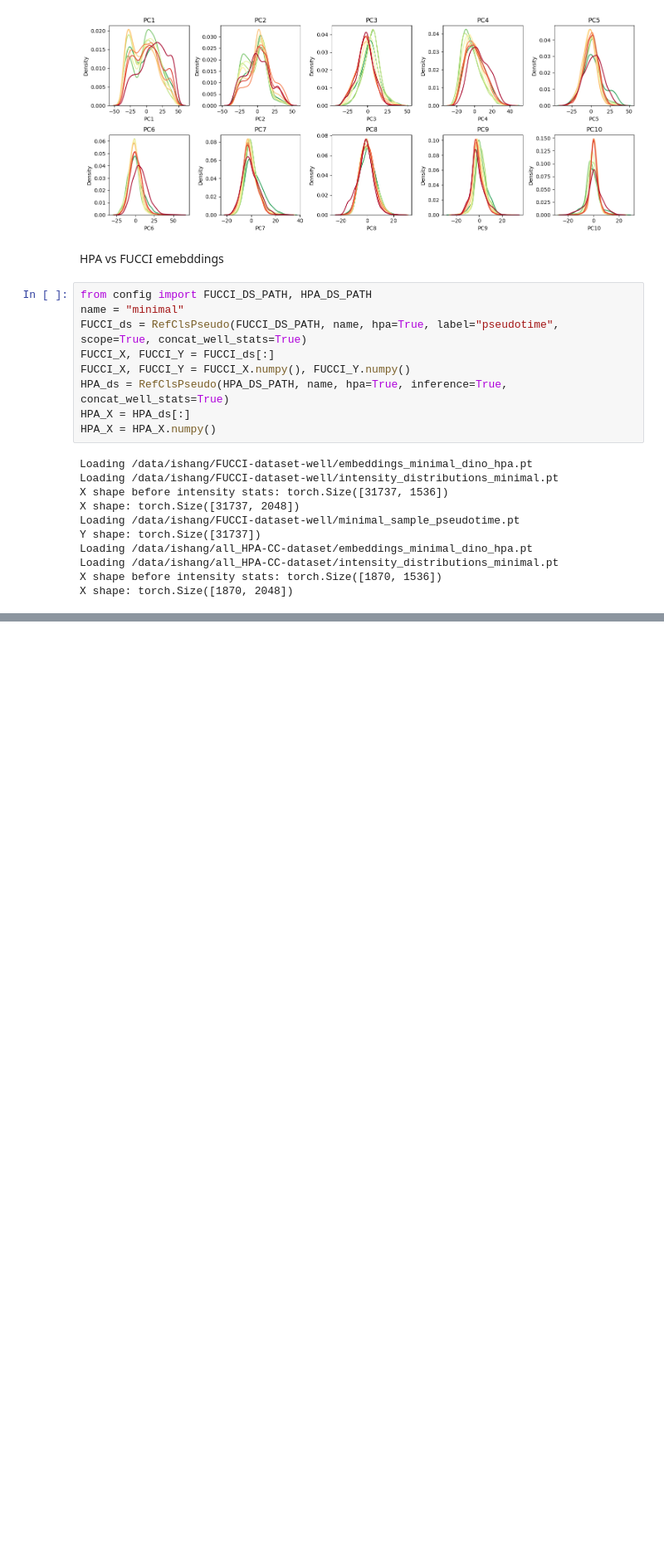
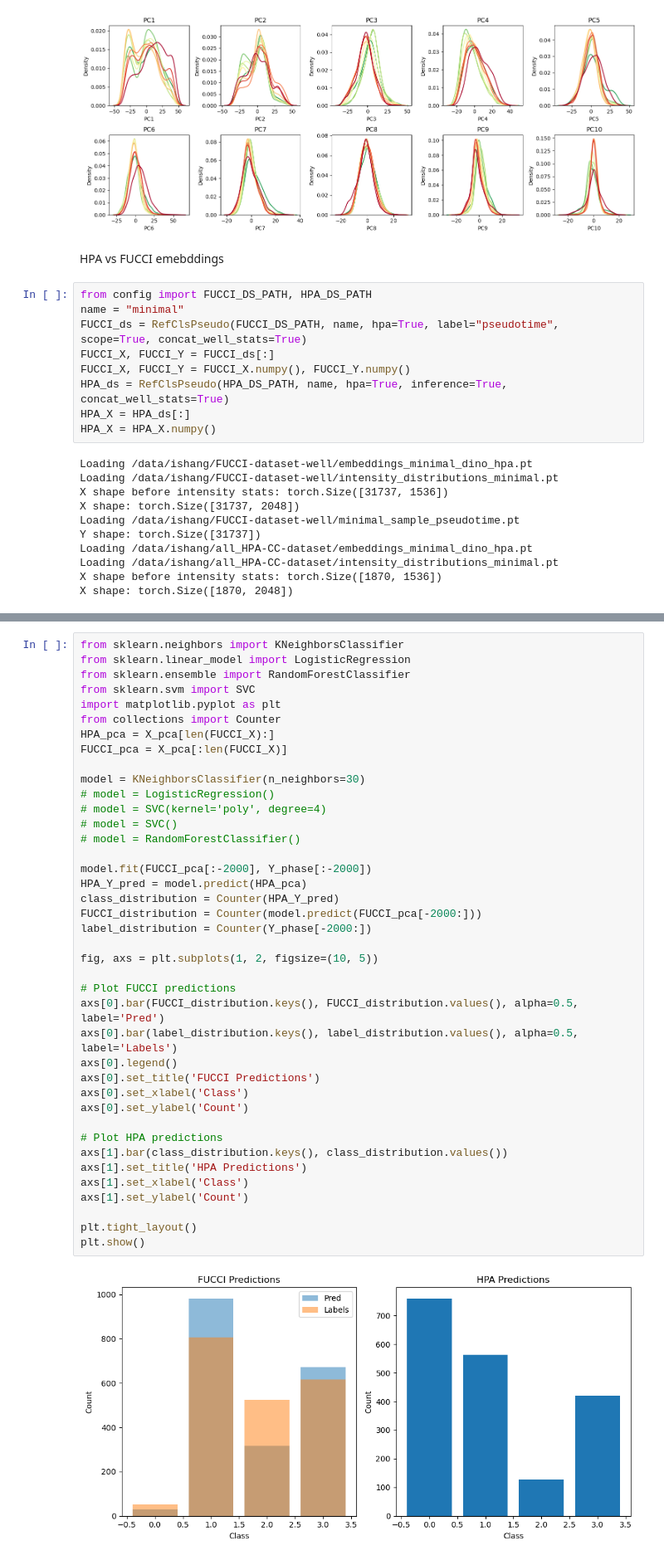
Before and after one commit to ishan-gaur/HPA_CC, a Jupyter notebook: scripts/embeddings.ipynb, the cells around one changed output, grey strips where cells are left out. Shown at 83% size. Saved outputs shown, nothing was run; the diff lists cells and outputs as text; blank space fills up the shorter version.

```diff
--- a/scripts/embeddings.ipynb
+++ b/scripts/embeddings.ipynb
@@ -166,3 +181,45 @@ plt.show()
+# %%
+from sklearn.neighbors import KNeighborsClassifier
+from sklearn.linear_model import LogisticRegression
+from sklearn.ensemble import RandomForestClassifier
+from sklearn.svm import SVC
+import matplotlib.pyplot as plt
+from collections import Counter
+HPA_pca = X_pca[len(FUCCI_X):]
+FUCCI_pca = X_pca[:len(FUCCI_X)]
+
+model = KNeighborsClassifier(n_neighbors=30)
+# model = LogisticRegression()
+# model = SVC(kernel='poly', degree=4)
+# model = SVC()
+# model = RandomForestClassifier()
+
+model.fit(FUCCI_pca[:-2000], Y_phase[:-2000])
+HPA_Y_pred = model.predict(HPA_pca)
+class_distribution = Counter(HPA_Y_pred)
+FUCCI_distribution = Counter(model.predict(FUCCI_pca[-2000:]))
+label_distribution = Counter(Y_phase[-2000:])
+
+fig, axs = plt.subplots(1, 2, figsize=(10, 5))
+
+# Plot FUCCI predictions
+axs[0].bar(FUCCI_distribution.keys(), FUCCI_distribution.values(), alpha=0.5, label='Pred')
+axs[0].bar(label_distribution.keys(), label_distribution.values(), alpha=0.5, label='Labels')
+axs[0].legend()
+axs[0].set_title('FUCCI Predictions')
+axs[0].set_xlabel('Class')
+axs[0].set_ylabel('Count')
+
+# Plot HPA predictions
+axs[1].bar(class_distribution.keys(), class_distribution.values())
+axs[1].set_title('HPA Predictions')
+axs[1].set_xlabel('Class')
+axs[1].set_ylabel('Count')
+
+plt.tight_layout()
+plt.show()
+# %% [output]
+[figure, added]
 # %%
 plt.scatter(X_pca[:len(fucci_img_labels), 0], X_pca[:len(fucci_img_labels), 1], c=FUCCI_Y, cmap="RdYlGn", alpha=0.5)
 plt.xlabel('Principal Component 1')
```
Also changed, not shown: parts of 11 cells of this notebook, 3 other files.
